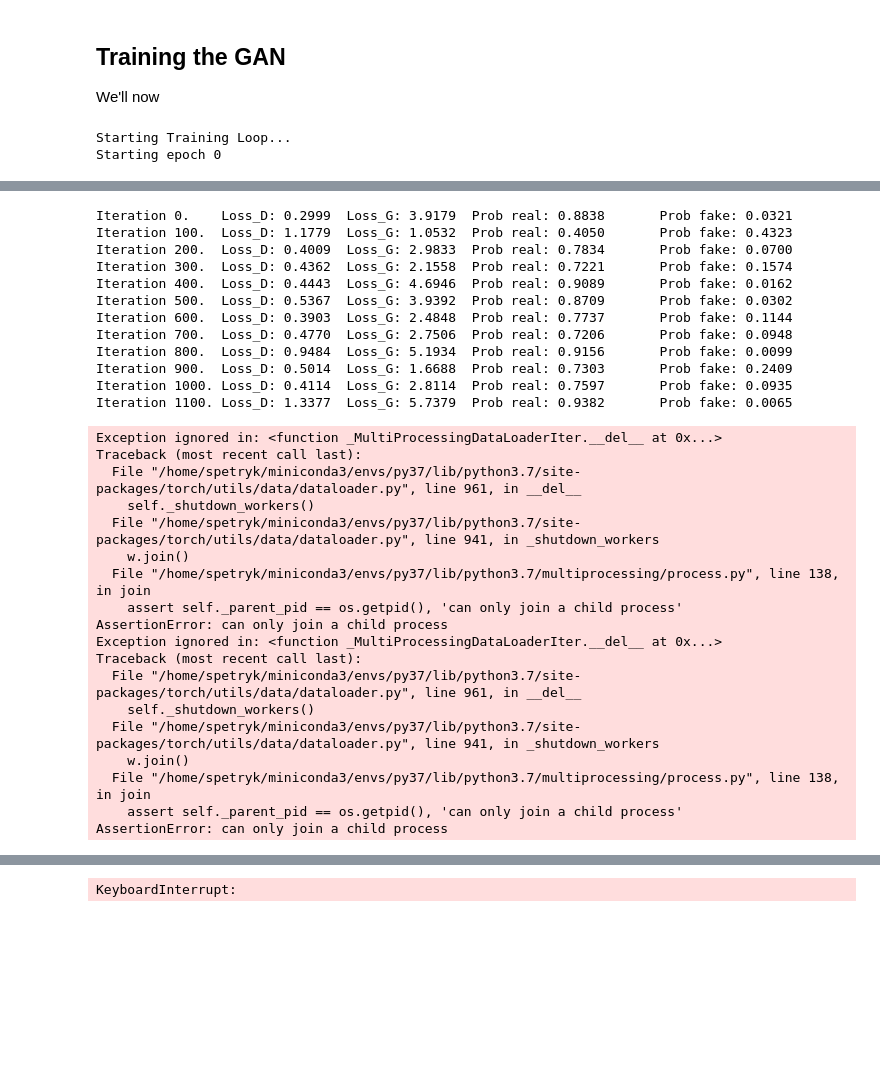
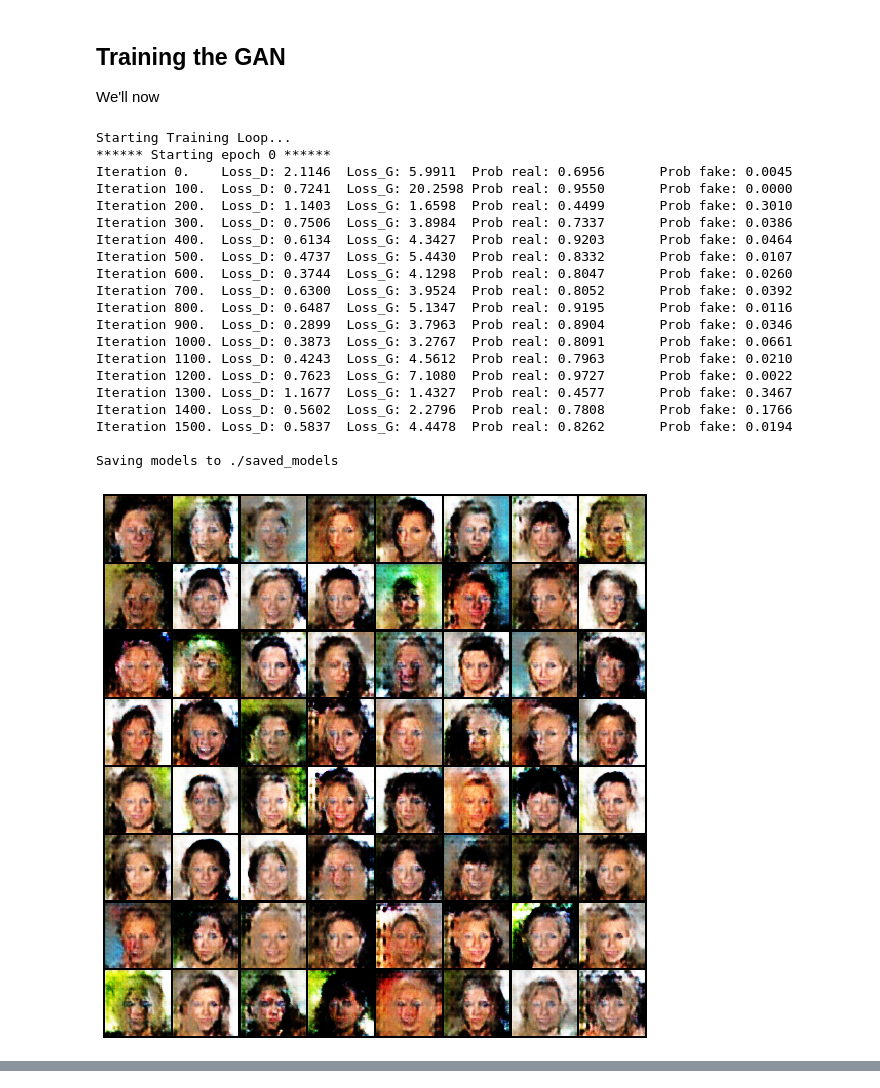
Before and after one commit to spetryk/ai4all2020, a Jupyter notebook: 1-FaceGAN.ipynb, the cells around one changed output, grey strips where cells are left out. Cells and saved outputs as stored; diff of their text form; code cells hidden in the pictures; blank space fills up the shorter version.

```diff
--- a/1-FaceGAN.ipynb
+++ b/1-FaceGAN.ipynb
@@ -78,8 +80,10 @@ Let's now create the generator and discriminator models.
 # Size of noise vector (i.e. size of generator input)
 noise_size = 100
 
-# Use a GPU if available, otherwise use the CPU
-device = 'cuda:0' if torch.cuda.is_available() else 'cpu'
+# Use a GPU if available, or you can choose to use the CPU by setting use_cpu = True
+use_cpu = False
+device = 'cuda:7' if (torch.cuda.is_available() and not use_cpu) else 'cpu'
+print('Using device {}\n'.format(device))
 
 
 generator     = Generator(noise_size).to(device)
@@ -131,6 +135,10 @@ generator_optimizer     = optim.Adam(generator.parameters(),     lr=learning_rat
 # Create batch of noise that we will use to visualize
 # the progression of the generator
 fixed_noise = torch.randn(64, noise_size, 1, 1, device=device)
+
+# Create folder to save models in case training is interrupted
+save_dir = './saved_models'
+os.makedirs(save_dir, exist_ok=True)
 # %%
 # Training Loop
 
@@ -144,7 +152,7 @@ print("Starting Training Loop...")
 
 # For each epoch
 for epoch in range(number_of_epochs):
-    print('Starting epoch {}'.format(epoch))
+    print('****** Starting epoch {} ******'.format(epoch))
 
     # For each batch in the dataloader
     for iteration, data in tqdm(enumerate(dataloader), total=len(dataloader)):
@@ -175,32 +183,65 @@ for epoch in range(number_of_epochs):
         # (2) Update Generator
         ###########################
         generator.zero_grad()
 
         # Try to fool discriminator into predicting that fake images are real
         predictions_on_fake = discriminator(fake_images)
         generator_loss      = calculate_loss(predictions_on_fake, labels_real)
         update(generator_optimizer, generator_loss)
 
         # Output training stats every 100 iterations
         if iteration % 100 == 0:
             print('Iteration %d.\tLoss_D: %.4f\tLoss_G: %.4f\tProb real: %.4f\tProb fake: %.4f'
                   % (iteration,
                      discriminator_loss.item(),
                      generator_loss.item(),
                      predictions_on_real.mean().item(),
                      predictions_on_fake.mean().item()))
 
         # Save Losses for plotting later
         G_losses.append(generator_loss.item())
         D_losses.append(discriminator_loss.item())
 
         # Check how the generator is doing by saving G's output on fixed_noise
         if (iters % 500 == 0) or ((epoch == number_of_epochs-1) and (iteration == len(dataloader)-1)):
             with torch.no_grad():
                 fake = generator(fixed_noise).detach().cpu()
-            sample_generator_images.append(vutils.make_grid(fake, padding=2, normalize=True))
+            samples = vutils.make_grid(fake, padding=2, normalize=True)
+            sample_generator_images.append(samples)
 
         iters += 1
+
+
+    # Save models in case training is interrupted
+    print('Saving models to {}'.format(save_dir))
+    save_model(discriminator, discriminator_optimizer, epoch, os.path.join(save_dir, 'discriminator'))
+    save_model(generator,     generator_optimizer,     epoch, os.path.join(save_dir, 'generator'))
+
+
+    # Show some sample generated images after each epoch
+    fig = plt.figure(figsize=(10,10))
+    plt.axis("off")
+    plt.imshow(np.transpose(sample_generator_images[-1], (1,2,0)))
+    plt.show()
 # %% [output]
 Starting Training Loop...
-Starting epoch 0
+****** Starting epoch 0 ******
+Iteration 0.    Loss_D: 2.1146  Loss_G: 5.9911  Prob real: 0.6956       Prob fake: 0.0045
+Iteration 100.  Loss_D: 0.7241  Loss_G: 20.2598 Prob real: 0.9550       Prob fake: 0.0000
+Iteration 200.  Loss_D: 1.1403  Loss_G: 1.6598  Prob real: 0.4499       Prob fake: 0.3010
+Iteration 300.  Loss_D: 0.7506  Loss_G: 3.8984  Prob real: 0.7337       Prob fake: 0.0386
+Iteration 400.  Loss_D: 0.6134  Loss_G: 4.3427  Prob real: 0.9203       Prob fake: 0.0464
+Iteration 500.  Loss_D: 0.4737  Loss_G: 5.4430  Prob real: 0.8332       Prob fake: 0.0107
+Iteration 600.  Loss_D: 0.3744  Loss_G: 4.1298  Prob real: 0.8047       Prob fake: 0.0260
+Iteration 700.  Loss_D: 0.6300  Loss_G: 3.9524  Prob real: 0.8052       Prob fake: 0.0392
+Iteration 800.  Loss_D: 0.6487  Loss_G: 5.1347  Prob real: 0.9195       Prob fake: 0.0116
+Iteration 900.  Loss_D: 0.2899  Loss_G: 3.7963  Prob real: 0.8904       Prob fake: 0.0346
+Iteration 1000. Loss_D: 0.3873  Loss_G: 3.2767  Prob real: 0.8091       Prob fake: 0.0661
+Iteration 1100. Loss_D: 0.4243  Loss_G: 4.5612  Prob real: 0.7963       Prob fake: 0.0210
+Iteration 1200. Loss_D: 0.7623  Loss_G: 7.1080  Prob real: 0.9727       Prob fake: 0.0022
+Iteration 1300. Loss_D: 1.1677  Loss_G: 1.4327  Prob real: 0.4577       Prob fake: 0.3467
+Iteration 1400. Loss_D: 0.5602  Loss_G: 2.2796  Prob real: 0.7808       Prob fake: 0.1766
+Iteration 1500. Loss_D: 0.5837  Loss_G: 4.4478  Prob real: 0.8262       Prob fake: 0.0194
+
+Saving models to ./saved_models
+[figure, added]
@@ -225,30 +266,0 @@ AssertionError: can only join a child process
-Iteration 0.    Loss_D: 0.2999  Loss_G: 3.9179  Prob real: 0.8838       Prob fake: 0.0321
-Iteration 100.  Loss_D: 1.1779  Loss_G: 1.0532  Prob real: 0.4050       Prob fake: 0.4323
-Iteration 200.  Loss_D: 0.4009  Loss_G: 2.9833  Prob real: 0.7834       Prob fake: 0.0700
-Iteration 300.  Loss_D: 0.4362  Loss_G: 2.1558  Prob real: 0.7221       Prob fake: 0.1574
-Iteration 400.  Loss_D: 0.4443  Loss_G: 4.6946  Prob real: 0.9089       Prob fake: 0.0162
-Iteration 500.  Loss_D: 0.5367  Loss_G: 3.9392  Prob real: 0.8709       Prob fake: 0.0302
-Iteration 600.  Loss_D: 0.3903  Loss_G: 2.4848  Prob real: 0.7737       Prob fake: 0.1144
-Iteration 700.  Loss_D: 0.4770  Loss_G: 2.7506  Prob real: 0.7206       Prob fake: 0.0948
-Iteration 800.  Loss_D: 0.9484  Loss_G: 5.1934  Prob real: 0.9156       Prob fake: 0.0099
-Iteration 900.  Loss_D: 0.5014  Loss_G: 1.6688  Prob real: 0.7303       Prob fake: 0.2409
-Iteration 1000. Loss_D: 0.4114  Loss_G: 2.8114  Prob real: 0.7597       Prob fake: 0.0935
-Iteration 1100. Loss_D: 1.3377  Loss_G: 5.7379  Prob real: 0.9382       Prob fake: 0.0065
-Exception ignored in: <function _MultiProcessingDataLoaderIter.__del__ at 0x...>
-Traceback (most recent call last):
-  File "/home/spetryk/miniconda3/envs/py37/lib/python3.7/site-packages/torch/utils/data/dataloader.py", line 961, in __del__
-    self._shutdown_workers()
-  File "/home/spetryk/miniconda3/envs/py37/lib/python3.7/site-packages/torch/utils/data/dataloader.py", line 941, in _shutdown_workers
-    w.join()
-  File "/home/spetryk/miniconda3/envs/py37/lib/python3.7/multiprocessing/process.py", line 138, in join
-    assert self._parent_pid == os.getpid(), 'can only join a child process'
-AssertionError: can only join a child process
-Exception ignored in: <function _MultiProcessingDataLoaderIter.__del__ at 0x...>
-Traceback (most recent call last):
-  File "/home/spetryk/miniconda3/envs/py37/lib/python3.7/site-packages/torch/utils/data/dataloader.py", line 961, in __del__
-    self._shutdown_workers()
-  File "/home/spetryk/miniconda3/envs/py37/lib/python3.7/site-packages/torch/utils/data/dataloader.py", line 941, in _shutdown_workers
-    w.join()
-  File "/home/spetryk/miniconda3/envs/py37/lib/python3.7/multiprocessing/process.py", line 138, in join
-    assert self._parent_pid == os.getpid(), 'can only join a child process'
-AssertionError: can only join a child process
@@ -281 +266,0 @@ Iteration 200.  Loss_D: 0.6568  Loss_G: 2.1388  Prob real: 0.6380       Prob fak
-KeyboardInterrupt:
```
Also changed, not shown: parts of 6 cells of this notebook, 3 other files.
